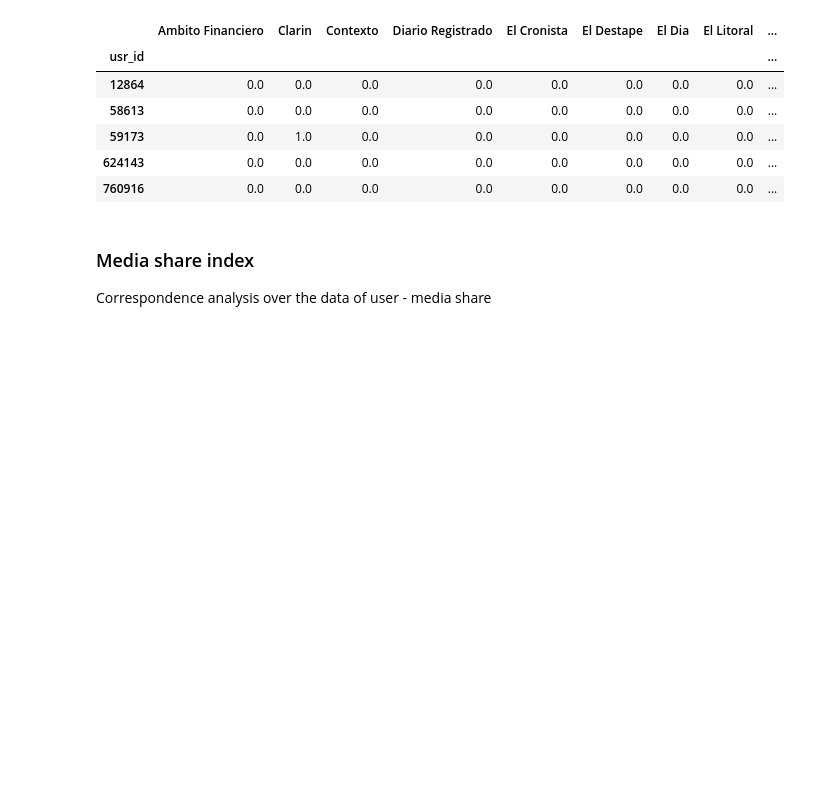
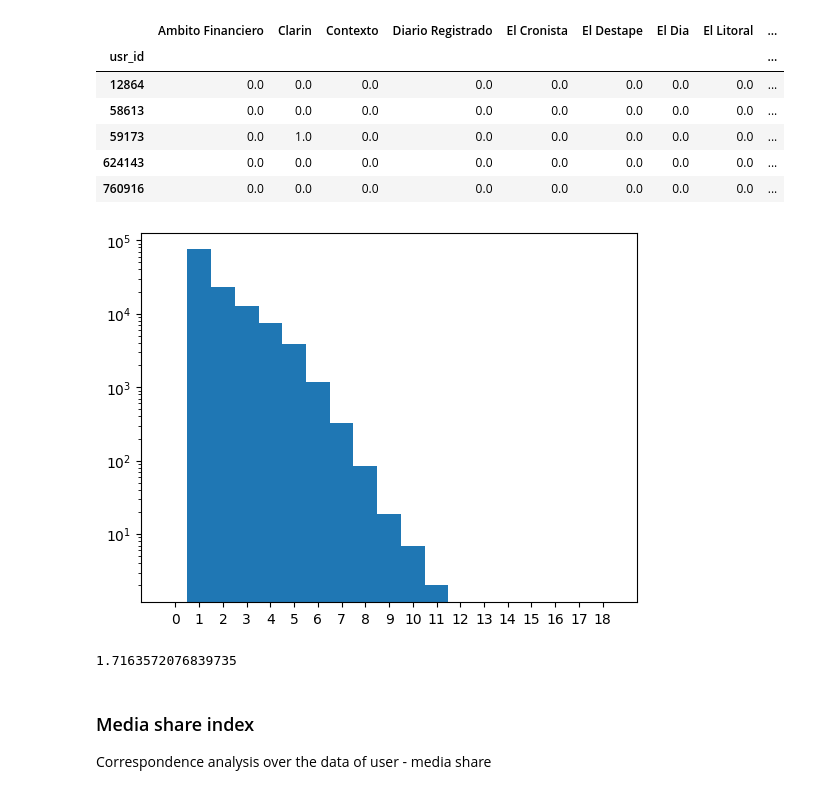
Before and after one commit to spinto88/MediaSharingIndex, a Jupyter notebook: MediaShareIndex_ppal_media.ipynb, the cells around one changed output. Drawn from its saved outputs; the diff is of its cells as text; code cells hidden in the pictures; blank space fills up the shorter version.

Commit message:
Number of effective outlets per user

```diff
--- a/MediaShareIndex_ppal_media.ipynb
+++ b/MediaShareIndex_ppal_media.ipynb
@@ -46,6 +46,21 @@ user_media_df.head(n = 5)
 | 59173 | 0.0 | 1.0 | 0.0 | 0.0 | 0.0 | 0.0 | 0.0 | 0.0 | ... |
 | 624143 | 0.0 | 0.0 | 0.0 | 0.0 | 0.0 | 0.0 | 0.0 | 0.0 | ... |
 | 760916 | 0.0 | 0.0 | 0.0 | 0.0 | 0.0 | 0.0 | 0.0 | 0.0 | ... |
+# %%
+from scipy.stats import entropy
+
+number_media_effective = user_media_df.apply(lambda x: 2**entropy(x, base = 2), axis = 1).to_list()
+# %%
+plt.hist(number_media_effective, bins = np.arange(-0.5, 19.5, 1))
+plt.yscale('log')
+plt.xticks(range(0, 19))
+plt.show()
+# %% [output]
+[figure, added]
+# %%
+2**entropy([100, 30], base = 2)
+# %% [output]
+1.7163572076839735
 # %% [markdown]
 ### Media share index
 
```
